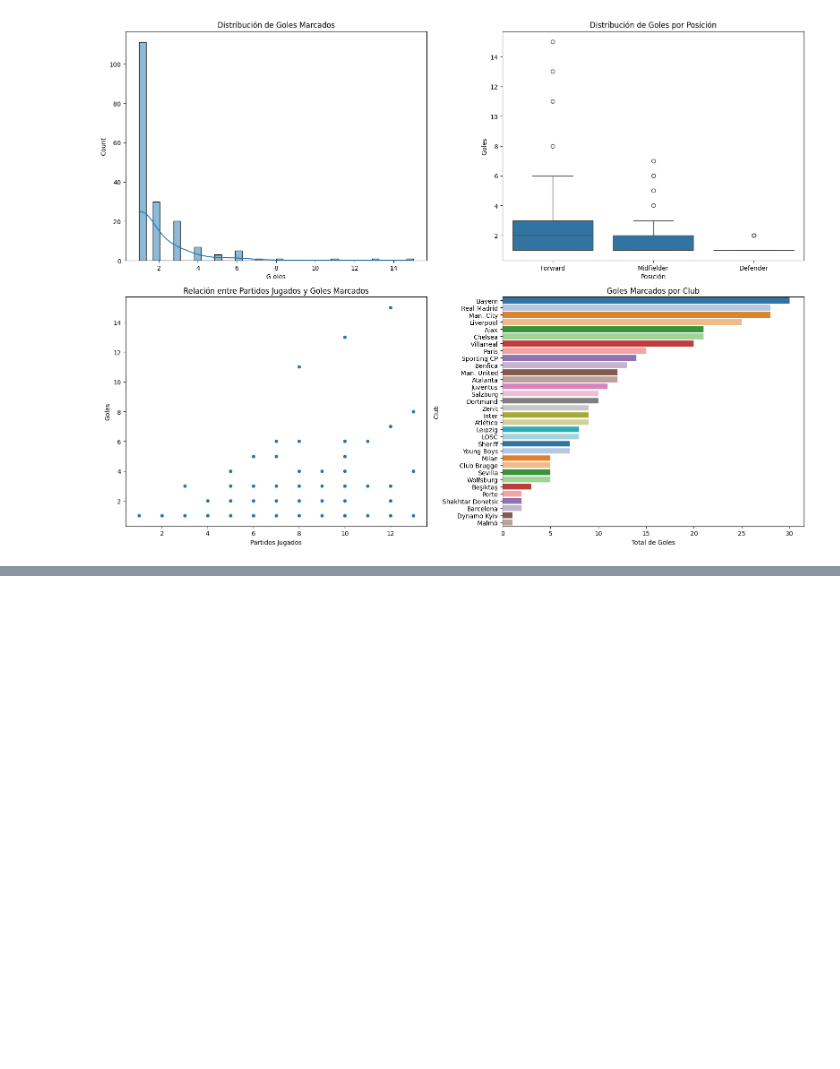
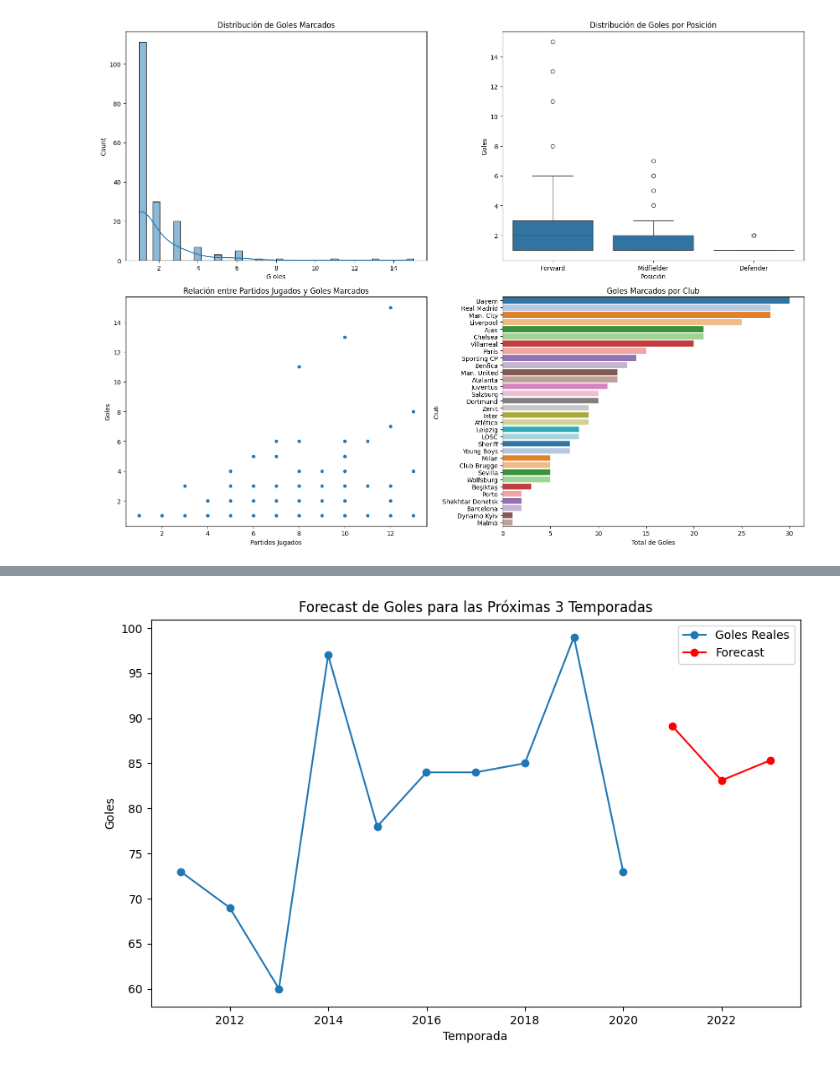
Before and after one commit to danielbolanosuax/GolesUEFA2022, a Jupyter notebook: UEFA.ipynb, the cells around one changed output, grey strips where cells are left out. Cells and saved outputs as stored; diff of their text form; code cells hidden in the pictures; blank space fills up the shorter version.

```diff
--- a/UEFA.ipynb
+++ b/UEFA.ipynb
@@ -219,0 +302,19 @@ Passing `palette` without assigning `hue` is deprecated and will be removed in v
+# %%
+# Suponiendo que ya identificamos los parámetros p, d, q adecuados para el modelo ARIMA
+modelo_arima = ARIMA(datos_simulados['Goles'], order=(1,1,1))
+resultado_arima = modelo_arima.fit()
+
+# Realizando el forecast para las próximas 3 temporadas
+forecast = resultado_arima.forecast(steps=3)
+
+# Visualizando el forecast
+plt.figure(figsize=(10, 6))
+plt.plot(datos_simulados.index, datos_simulados['Goles'], marker='o', label='Goles Reales')
+plt.plot(pd.date_range(start=datos_simulados.index[-1], periods=4, freq='Y')[1:], forecast, marker='o', color='red', label='Forecast')
+plt.title('Forecast de Goles para las Próximas 3 Temporadas')
+plt.xlabel('Temporada')
+plt.ylabel('Goles')
+plt.legend()
+plt.show()
+# %% [output]
+[figure, added]
```
Also changed, not shown: parts of 5 cells of this notebook.
